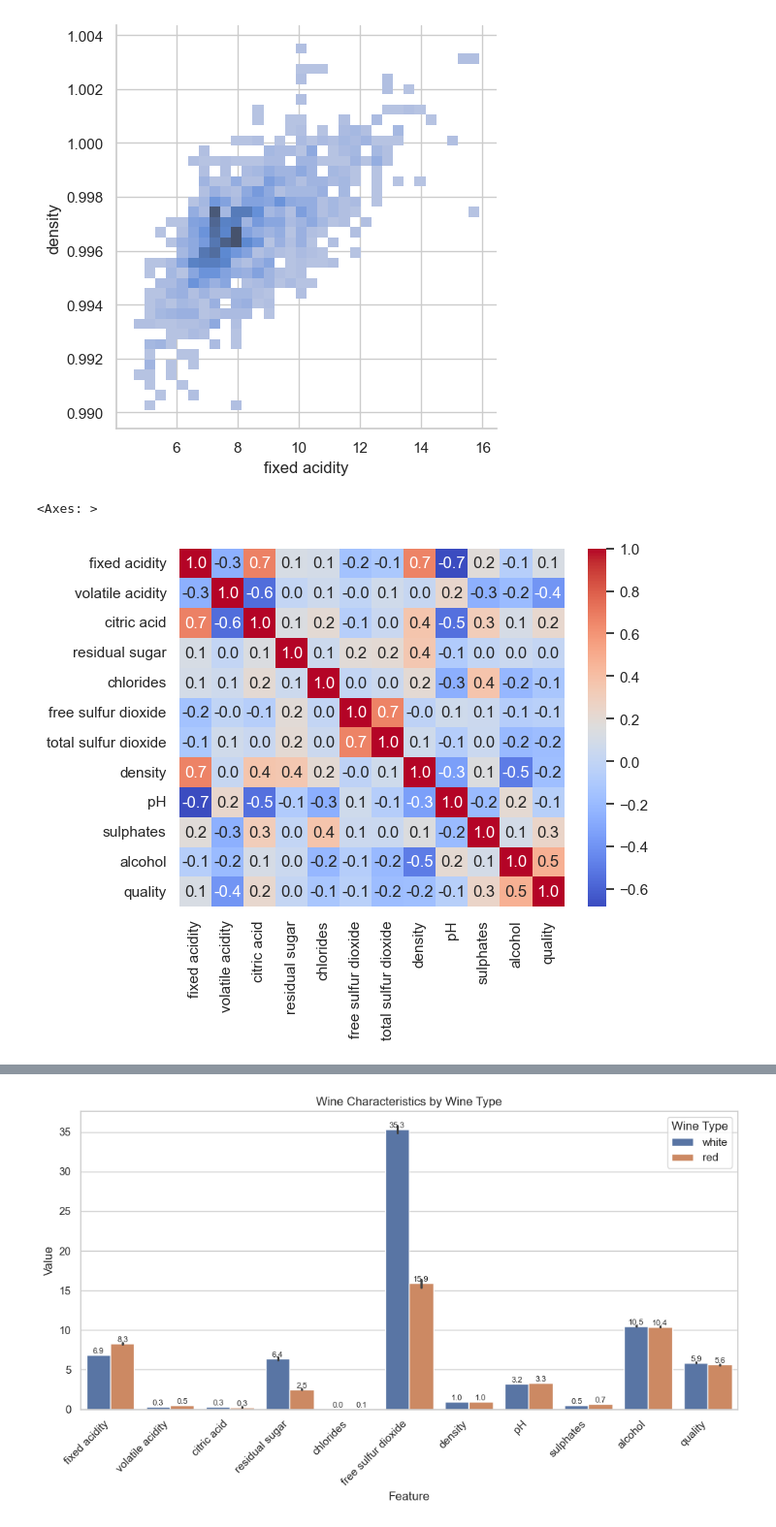
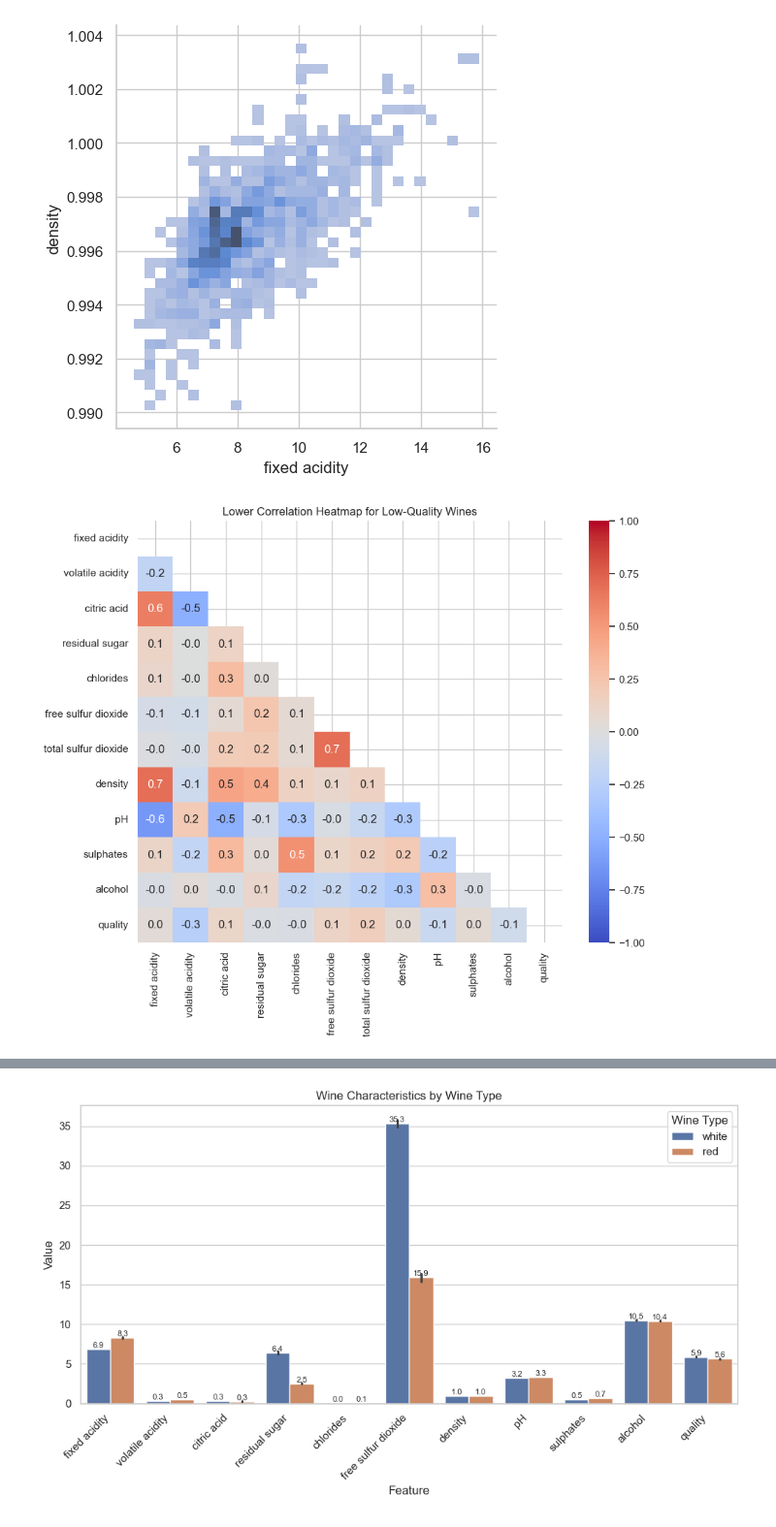
Before and after one commit to rakeshtparayil/BlueBerry-Winery, a Jupyter notebook: blueBerry_winery.ipynb, the cells around one changed output, grey strips where cells are left out. Shown at 97% size. Saved outputs shown, nothing was run; the diff lists cells and outputs as text; code cells hidden in the pictures.

Commit message:
new_graphs

```diff
--- a/blueBerry_winery.ipynb
+++ b/blueBerry_winery.ipynb
@@ -433,12 +433,25 @@ sns.displot(data=redwine, x="fixed acidity", y="density")
 # %%
 # Select only numeric columns
 numeric_cols = redwine.select_dtypes(include=['float64', 'int64'])
 
-# Calculate correlation matrix for high-quality wines
+# Calculate correlation matrix for low-quality wines
 low_quality_data_red = redwine[redwine['quality_label'] == 'low']
 correlation_matrix_red_low = low_quality_data_red[numeric_cols.columns].corr()
 
-sns.heatmap(corr_matrix,annot=True,fmt=".1f",cmap='coolwarm')
+# Generate a mask for the upper triangle
+mask = np.triu(np.ones_like(correlation_matrix_red_low, dtype=bool))
+
+# Plot the heatmap with the mask
+plt.figure(figsize=(10, 8))  # Set the figure size
+sns.heatmap(
+    correlation_matrix_red_low,
+    mask=mask,               # Apply the mask to hide the upper triangle
+    annot=True,              # Display correlation values
+    fmt=".1f",               # Format for annotations
+    cmap='coolwarm',         # Color map
+    vmin=-1, vmax=1          # Ensure consistent color scale for correlations
+)
+plt.title("Lower Correlation Heatmap for Low-Quality Wines")
+plt.show()
 # %% [output]
-<Axes: >
-[figure, old version]
+[figure, new version]
```
Also changed, not shown: parts of 6 cells of this notebook.
